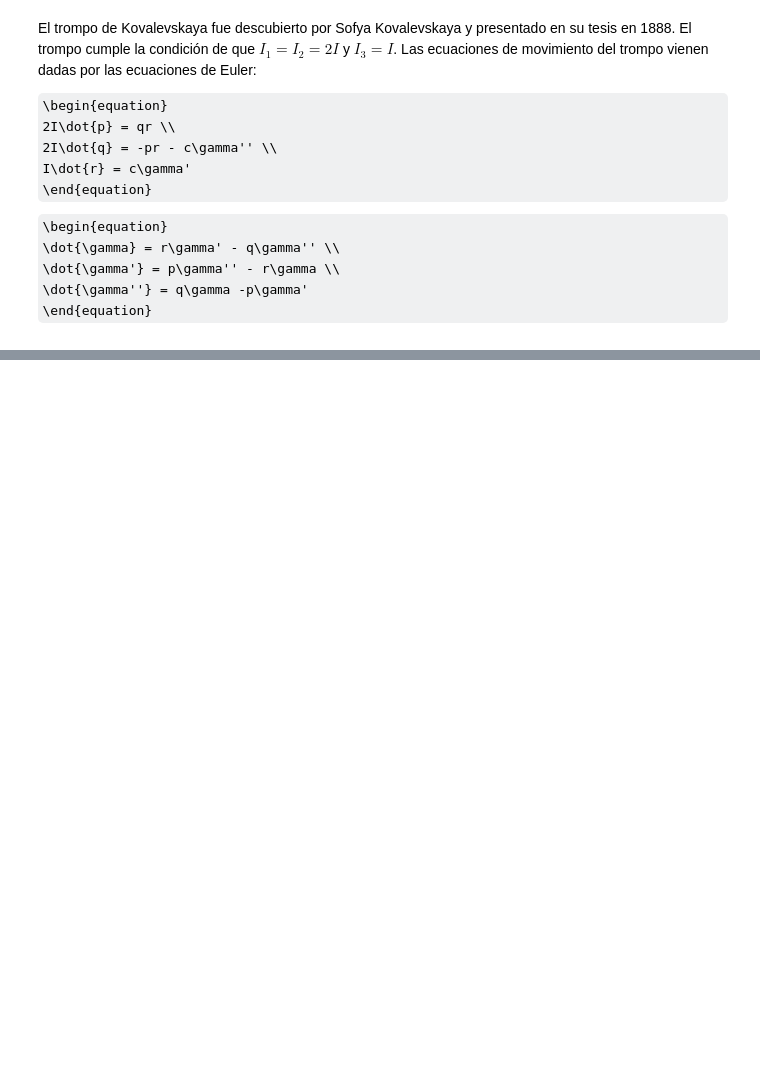
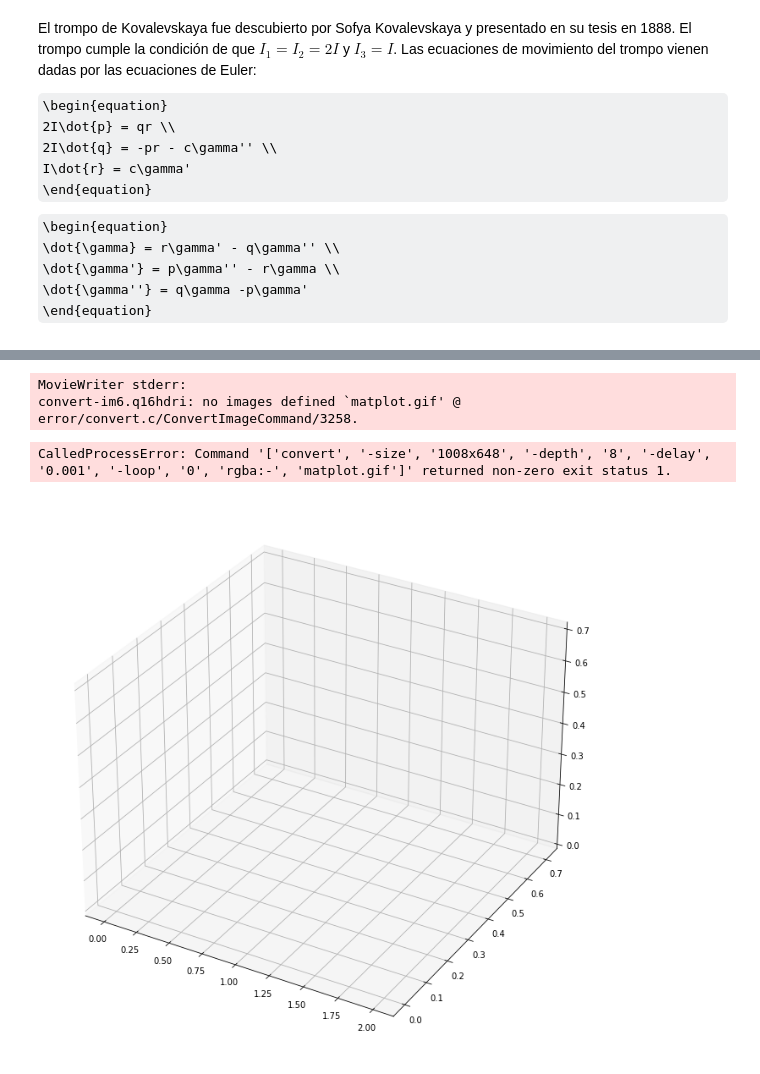
Before and after one commit to KaboomPhysicist/Mecanica-Workshop, a Jupyter notebook: Tarea 2/Tarea_2_Mecánica_Teórica_2.ipynb, the cells around one changed output, grey strips where cells are left out. Drawn from its saved outputs; the diff is of its cells as text; code cells hidden in the pictures; some formulas as TeX source; blank space fills up the shorter version.

```diff
--- a/Tarea 2/Tarea_2_Mecánica_Teórica_2.ipynb
+++ b/Tarea 2/Tarea_2_Mecánica_Teórica_2.ipynb
@@ -69,0 +84,24 @@ plt.plot(sol[:,5])
+# %%
+fig = plt.figure(figsize=(14,9))
+ax = p3.Axes3D(fig)
+
+N=len(phi)
+
+def update(num):
+    x,y,z = X[num], Y[num], Z[num]
+    line.set_data(x,y)
+    line.set_3d_properties(z)
+    return line
+
+line, = ax.plot((x0,X[0]),(0,Y[0]),(0,Z[0]))
+
+ani = animation.FuncAnimation(fig, update, N, interval=100/N, blit=False)
+ani.save('matplot.gif', writer='imagemagick')
+
+#from IPython.display import HTML
+#HTML(ani.to_jshtml())
+# %% [output]
+MovieWriter stderr:
+convert-im6.q16hdri: no images defined `matplot.gif' @ error/convert.c/ConvertImageCommand/3258.
+CalledProcessError: Command '['convert', '-size', '1008x648', '-depth', '8', '-delay', '0.001', '-loop', '0', 'rgba:-', 'matplot.gif']' returned non-zero exit status 1.
+[figure, added]
```
Also changed, not shown: parts of 5 cells of this notebook, 4 other files.
